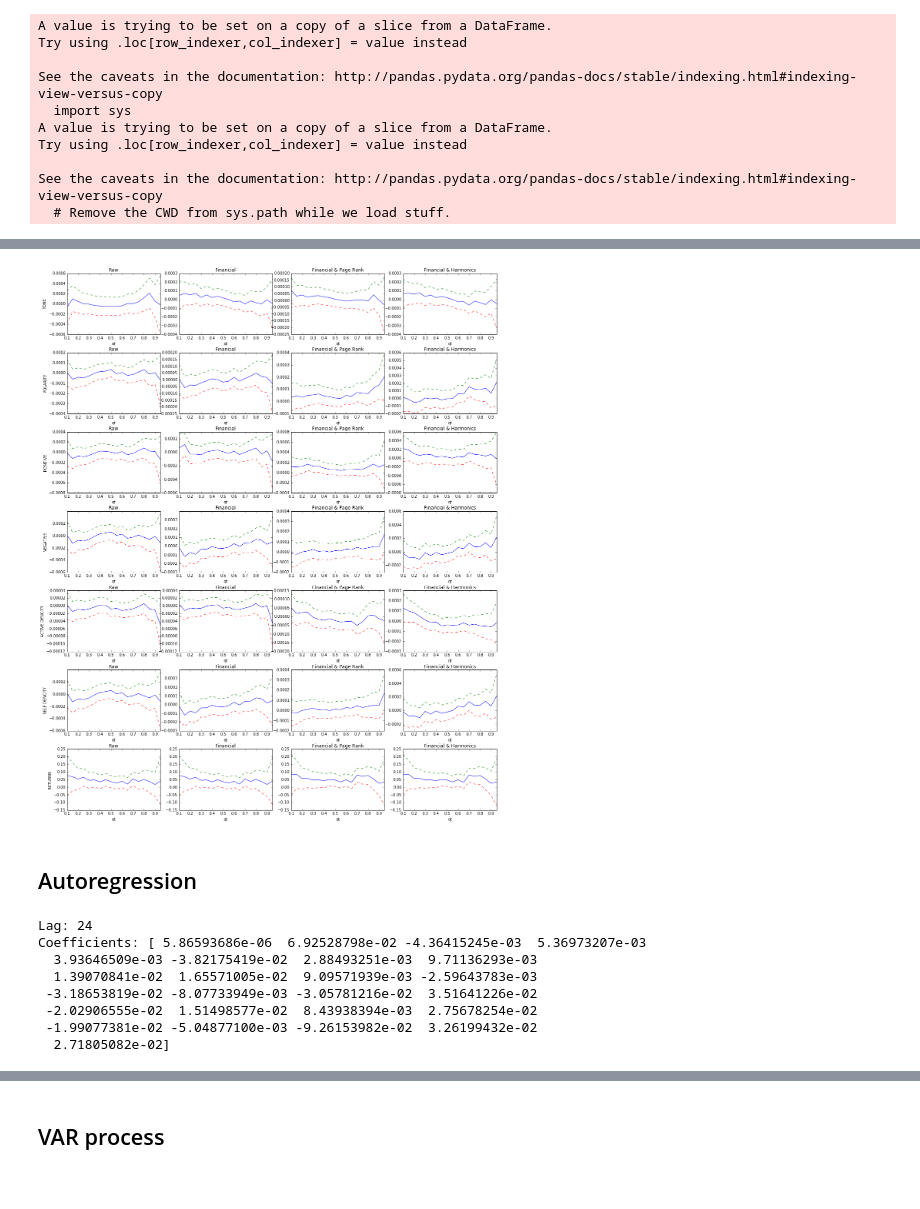
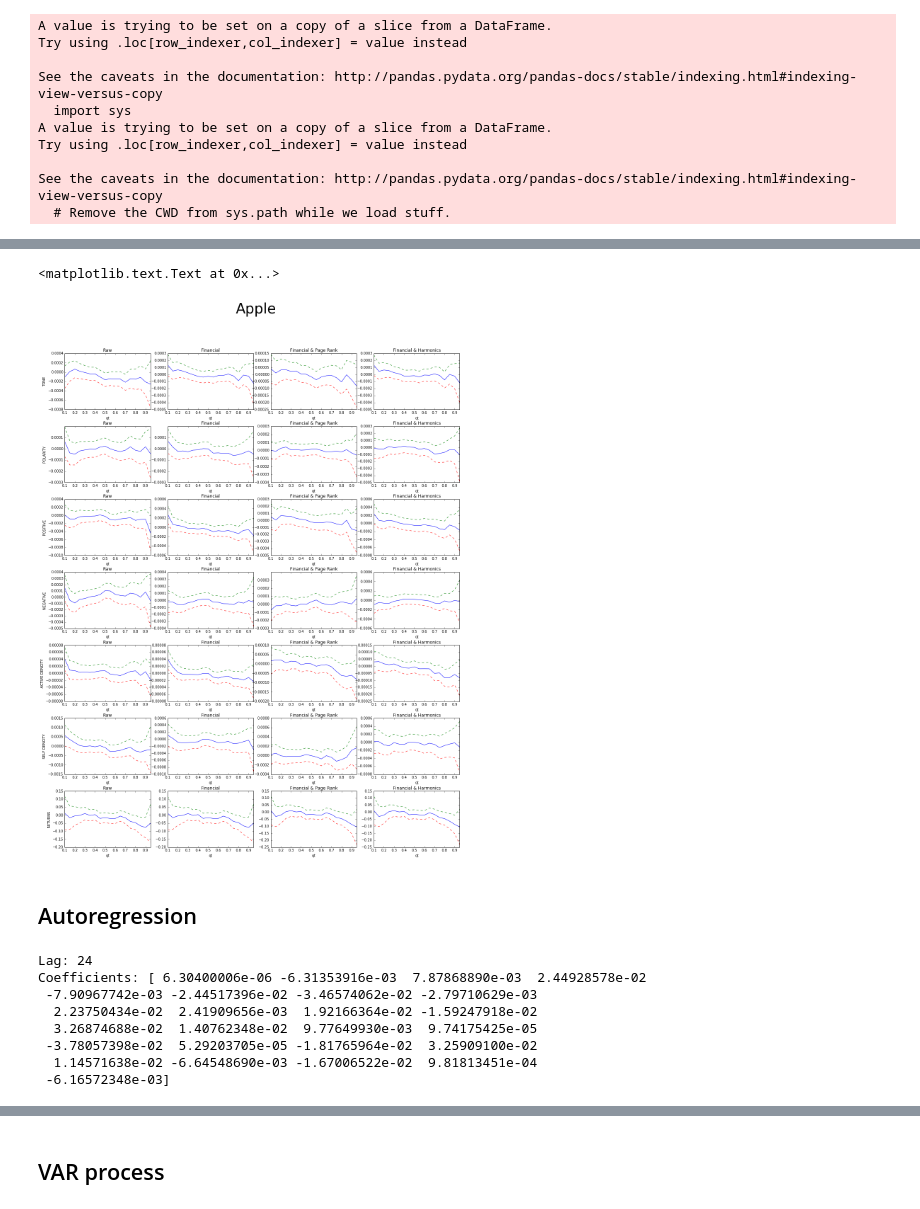
Before and after one commit to ostapkharysh/Stock-return-predictability, a Jupyter notebook: DESCRIPTIVE.ipynb, the cells around one changed output, grey strips where cells are left out. Cells and saved outputs as stored; diff of their text form; code cells hidden in the pictures.

```diff
--- a/DESCRIPTIVE.ipynb
+++ b/DESCRIPTIVE.ipynb
@@ -22,12 +24,12 @@ Populating the interactive namespace from numpy and matplotlib
 #PR = pd.read_csv("//home/ostapkharysh/Documents/bt_data/DescriptiveFebruary29June05_2016/TOP17NewsAgHR.csv")
 #HR = pd.read_csv("//home/ostapkharysh/Documents/bt_data/DescriptiveFebruary29June05_2016/TOP17NewsAgHR.csv")
 
-PR = pd.read_csv("//home/ostapkharysh/Documents/bt_data/DescriptiveFebruary29June05_2016/ET/GOOG/PR.csv")
-HR = pd.read_csv("//home/ostapkharysh/Documents/bt_data/DescriptiveFebruary29June05_2016/ET/GOOG/HR.csv")
+PR = pd.read_csv("//home/ostapkharysh/Documents/bt_data/DescriptiveFebruary29June05_2016/ET/"+comp+"/PR.csv")
+HR = pd.read_csv("//home/ostapkharysh/Documents/bt_data/DescriptiveFebruary29June05_2016/ET/"+comp+"/HR.csv")
 
 
-RT = pd.read_csv("//home/ostapkharysh/Documents/bt_data/DescriptiveFebruary29June05_2016/ET/GOOG/RAW.csv")
-FT = pd.read_csv("//home/ostapkharysh/Documents/bt_data/DescriptiveFebruary29June05_2016/ET/GOOG/FIN.csv")
+RT = pd.read_csv("//home/ostapkharysh/Documents/bt_data/DescriptiveFebruary29June05_2016/ET/"+comp+"/RAW.csv")
+FT = pd.read_csv("//home/ostapkharysh/Documents/bt_data/DescriptiveFebruary29June05_2016/ET/"+comp+"/FIN.csv")
 # %%
 # This is data set of previously financially filtered data.Empty
 # tone suggests that at that time no financial info was available about such so the value is 0
@@ -311,7 +309,7 @@ len(RT)
 # %% [markdown]
 #### Changing  data
 # %%
-fin_PR = PR[PR.fin_return.notna()].reset_index(drop = True)
+fin_PR = FT[FT.fin_return.notna()].reset_index(drop = True)
 # %%
 len(fin_PR)
 # %% [output]
@@ -495,3 +497,22 @@ Try using .loc[row_indexer,col_indexer] = value instead
 
 See the caveats in the documentation: http://pandas.pydata.org/pandas-docs/stable/indexing.html#indexing-view-versus-copy
   # Remove the CWD from sys.path while we load stuff.
+# %%
+fig, ((ax2, ax3), (ax4, ax5)) = plt.subplots(ncols=2, nrows=2,figsize=(15, 8))
+ax2.plot(range(len(RT)),RT.tone)
+ax3.plot(range(len(RT)),RT.polarity, color="orange")
+ax4.plot(range(len(RT)),RT.positive, color="green")
+ax5.plot(range(len(RT)),RT.negative, color="red")
+
+ax2.set_title("TONE",fontweight="bold")
+ax3.set_title("POLARITY",fontweight="bold")
+ax4.set_title("POSITIVE",fontweight="bold")
+ax5.set_title("NEGATIVE",fontweight="bold")
+
+ax2.set_xlabel("15 minute time period")
+ax3.set_xlabel("15 minute time period")
+ax4.set_xlabel("15 minute time period")
+ax5.set_xlabel("15 minute time period")
+
+fig.subplots_adjust(hspace=0.25)
+fig.suptitle('Apple', fontsize=40)
@@ -498,6 +534,8 @@ See the caveats in the documentation: http://pandas.pydata.org/pandas-docs/stabl
 # %%
-fig, ((ax1, ax2, ax3, ax4), (ax5, ax6, ax7, ax8), (ax9, ax10, ax11, ax12), (ax13, ax14, ax15, ax16), (ax17, ax18, ax19, ax20), (ax21, ax22, ax23, ax24), (ax25, ax26, ax27, ax28)) = plt.subplots(ncols=4, nrows=7,figsize=(20, 25))
-
+fig, ((ax1, ax2, ax3, ax4), (ax5, ax6, ax7, ax8), (ax9, ax10, ax11, ax12),
+      (ax13, ax14, ax15, ax16), (ax17, ax18, ax19, ax20), (ax21, ax22, ax23, ax24),
+      (ax25, ax26, ax27, ax28)) = plt.subplots(ncols=4, nrows=7,figsize=(20, 25))
+# for big image wirth 8 features: figsize=(20, 25) #8
 
 quant_reg_plot(RT, 'tone').plot(x = 'qt', y=['x_coef', 'lower_percentile', 'upper_percentile'], kind='line', style=['b-', 'r--', 'g--'], ax=ax1, legend=False)
 quant_reg_plot(FT, 'tone').plot(x = 'qt', y=['x_coef', 'lower_percentile', 'upper_percentile'], kind='line', style=['b-', 'r--', 'g--'], ax=ax2, legend=False)
@@ -559,38 +597,40 @@ quant_reg_plot(HR, 'activ_den').plot(x = 'qt', y=['x_coef', 'lower_percentile',
 ax17.set_ylabel("ACTIVE DENCITY")
 ax17.set_title("Raw")
 ax18.set_title("Financial")
 ax19.set_title("Financial & Page Rank")
 ax20.set_title("Financial & Harmonics")
 
 
-quant_reg_plot(RT, 'negative').plot(x = 'qt', y=['x_coef', 'lower_percentile', 'upper_percentile'], kind='line', style=['b-', 'r--', 'g--'], ax=ax21, legend=False)
-quant_reg_plot(FT, 'negative').plot(x = 'qt', y=['x_coef', 'lower_percentile', 'upper_percentile'], kind='line', style=['b-', 'r--', 'g--'], ax=ax22, legend=False)
-quant_reg_plot(PR, 'negative').plot(x = 'qt', y=['x_coef', 'lower_percentile', 'upper_percentile'], kind='line', style=['b-', 'r--', 'g--'], ax=ax23, legend=False)
-quant_reg_plot(HR, 'negative').plot(x = 'qt', y=['x_coef', 'lower_percentile', 'upper_percentile'], kind='line', style=['b-', 'r--', 'g--'], ax=ax24, legend=False)
+quant_reg_plot(RT, 'self_den').plot(x = 'qt', y=['x_coef', 'lower_percentile', 'upper_percentile'], kind='line', style=['b-', 'r--', 'g--'], ax=ax21, legend=False)
+quant_reg_plot(FT, 'self_den').plot(x = 'qt', y=['x_coef', 'lower_percentile', 'upper_percentile'], kind='line', style=['b-', 'r--', 'g--'], ax=ax22, legend=False)
+quant_reg_plot(PR, 'self_den').plot(x = 'qt', y=['x_coef', 'lower_percentile', 'upper_percentile'], kind='line', style=['b-', 'r--', 'g--'], ax=ax23, legend=False)
+quant_reg_plot(HR, 'self_den').plot(x = 'qt', y=['x_coef', 'lower_percentile', 'upper_percentile'], kind='line', style=['b-', 'r--', 'g--'], ax=ax24, legend=False)
 
 ax21.set_ylabel("SELF DENCITY")
 ax21.set_title("Raw")
 ax22.set_title("Financial")
 ax23.set_title("Financial & Page Rank")
 ax24.set_title("Financial & Harmonics")
 
 
 quant_reg_plot(lag_RT, 'shift_1_return').plot(x = 'qt', y=['x_coef', 'lower_percentile', 'upper_percentile'], kind='line', style=['b-', 'r--', 'g--'], ax=ax25, legend=False)
 quant_reg_plot(lag_FT, 'shift_1_return').plot(x = 'qt', y=['x_coef', 'lower_percentile', 'upper_percentile'], kind='line', style=['b-', 'r--', 'g--'], ax=ax26, legend=False)
 quant_reg_plot(lag_PR, 'shift_1_return').plot(x = 'qt', y=['x_coef', 'lower_percentile', 'upper_percentile'], kind='line', style=['b-', 'r--', 'g--'], ax=ax27, legend=False)
 quant_reg_plot(lag_HR, 'shift_1_return').plot(x = 'qt', y=['x_coef', 'lower_percentile', 'upper_percentile'], kind='line', style=['b-', 'r--', 'g--'], ax=ax28, legend=False)
 
 ax25.set_ylabel("RETURNS")
 ax25.set_title("Raw")
 ax26.set_title("Financial")
 ax27.set_title("Financial & Page Rank")
 ax28.set_title("Financial & Harmonics")
 
 
 
 fig.subplots_adjust(hspace=0.3)
+fig.suptitle('Apple', fontsize=40)
 # %% [output]
+<matplotlib.text.Text at 0x...>
-[figure, old version]
+[figure, new version]
 # %% [markdown]
  ## Autoregression
 # %%
@@ -604,17 +644,17 @@ train, test = fin_ret[1:len(fin_ret)-28], fin_ret[len(fin_ret)-28:]
 # %%
 model = AR(train)
-model_fit = model.fit()
+model_fit = model.fit(maxlags=4)
 print('Lag: %s' % model_fit.k_ar)
 print('Coefficients: %s' % model_fit.params)
 # %% [output]
 Lag: 24
-Coefficients: [ 5.86593686e-06  6.92528798e-02 -4.36415245e-03  5.36973207e-03
-  3.93646509e-03 -3.82175419e-02  2.88493251e-03  9.71136293e-03
-  1.39070841e-02  1.65571005e-02  9.09571939e-03 -2.59643783e-03
- -3.18653819e-02 -8.07733949e-03 -3.05781216e-02  3.51641226e-02
- -2.02906555e-02  1.51498577e-02  8.43938394e-03  2.75678254e-02
- -1.99077381e-02 -5.04877100e-03 -9.26153982e-02  3.26199432e-02
-  2.71805082e-02]
+Coefficients: [ 6.30400006e-06 -6.31353916e-03  7.87868890e-03  2.44928578e-02
+ -7.90967742e-03 -2.44517396e-02 -3.46574062e-02 -2.79710629e-03
+  2.23750434e-02  2.41909656e-03  1.92166364e-02 -1.59247918e-02
+  3.26874688e-02  1.40762348e-02  9.77649930e-03  9.74175425e-05
+ -3.78057398e-02  5.29203705e-05 -1.81765964e-02  3.25909100e-02
+  1.14571638e-02 -6.64548690e-03 -1.67006522e-02  9.81813451e-04
+ -6.16572348e-03]
 # %%
 predictions = model_fit.predict(start=len(train), end=len(train)+len(test)-1, dynamic=False)
 for i in range(len(predictions)):
```
Also changed, not shown: parts of 46 cells of this notebook, 6 other files.
